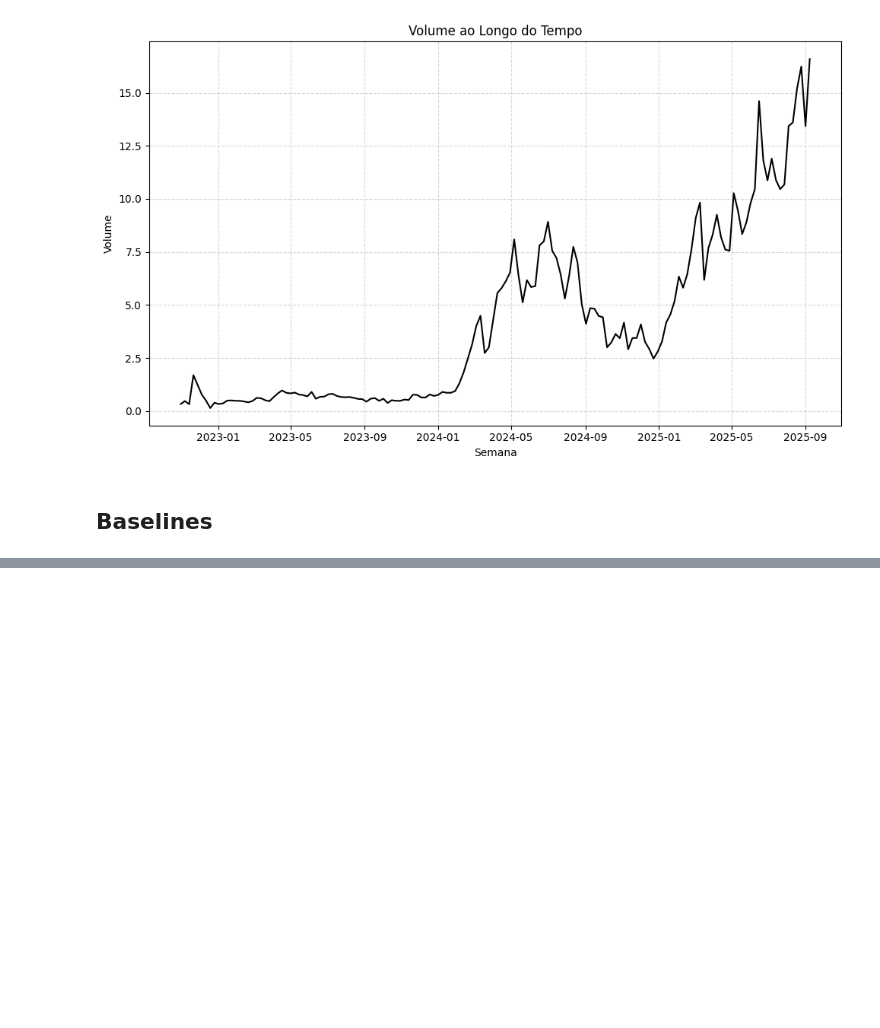
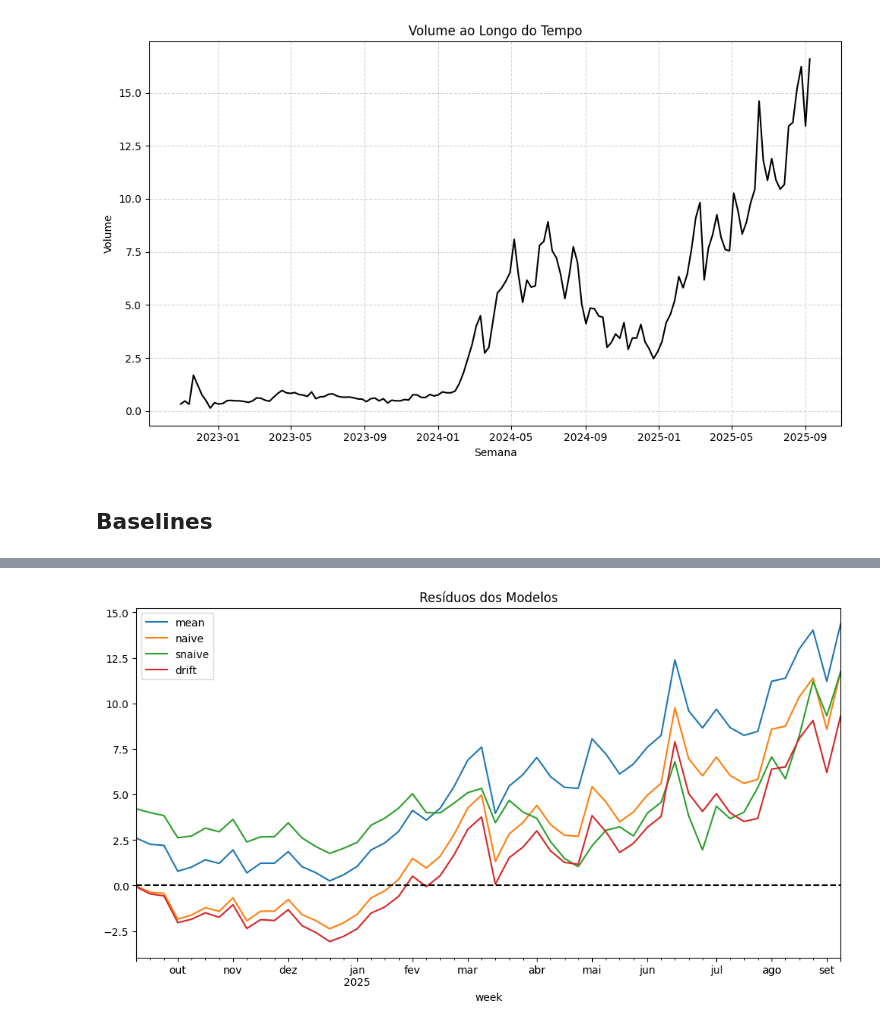
Before and after one commit to LeonardoAleee/analise_st, a Jupyter notebook: trabalho_a1.ipynb, the cells around one changed output, grey strips where cells are left out. Saved outputs shown, nothing was run; the diff lists cells and outputs as text; code cells hidden in the pictures; blank space fills up the shorter version.

```diff
--- a/trabalho_a1.ipynb
+++ b/trabalho_a1.ipynb
@@ -139,0 +139,15 @@ metrics_sktime
+# %%
+residuos = {name: y_te - yhat for name, yhat in preds.items()}
+# %%
+fig, ax = plt.subplots(figsize=(12, 6))
+
+for name, res in residuos.items():
+    res.plot(ax=ax, label=name)
+
+ax.axhline(0, color="black", linestyle="--")
+ax.set_title("Resíduos dos Modelos")
+ax.legend()
+
+plt.show()
+# %% [output]
+[figure, added]
```
Also changed, not shown: parts of 7 cells of this notebook.
